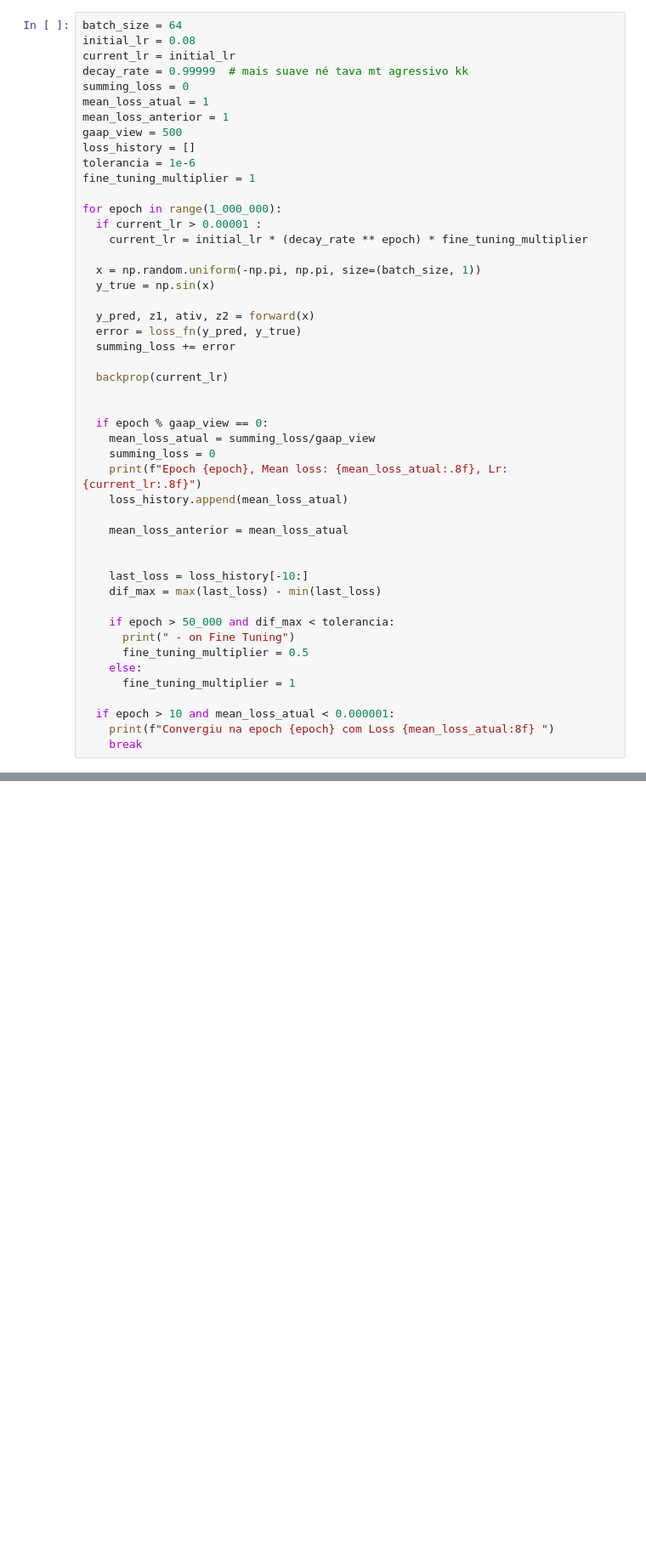
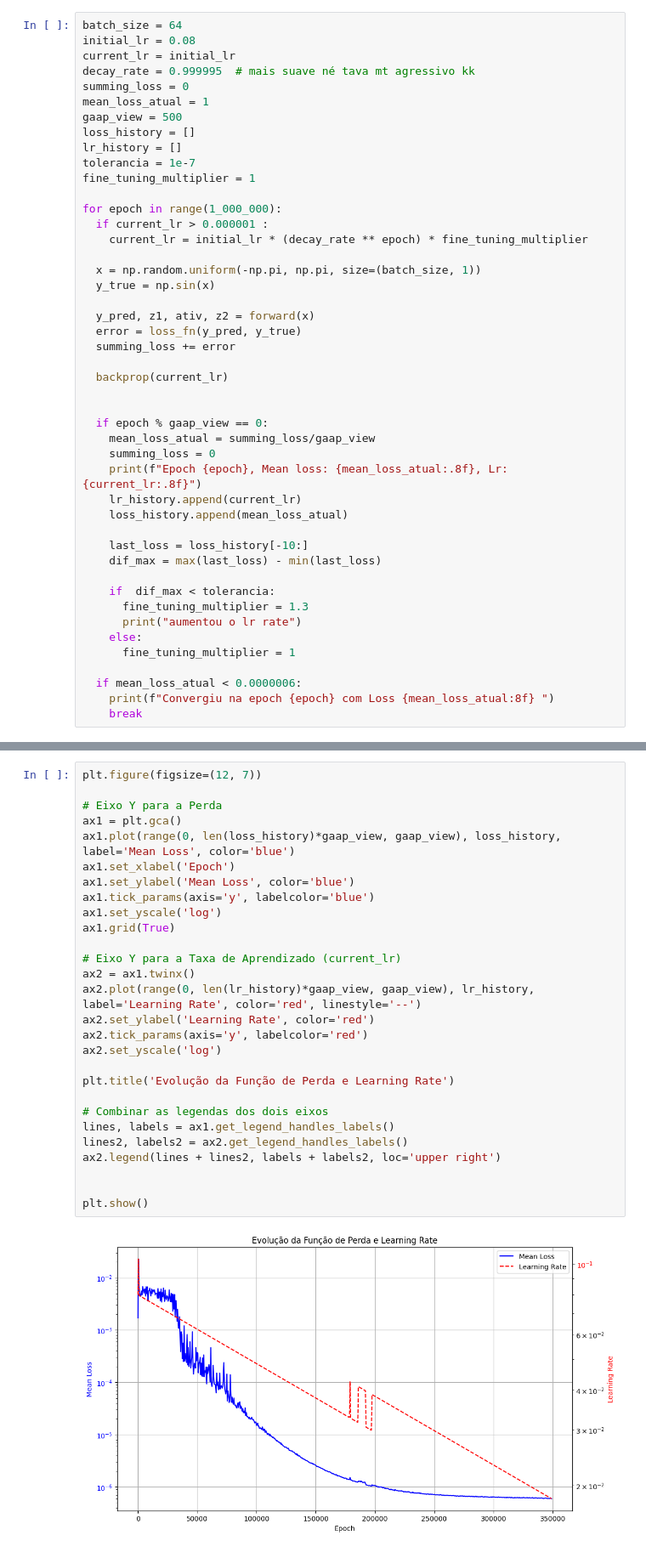
Before and after one commit to Danielbgoncalves/neural-sine-approximator, a Jupyter notebook: sin_network.ipynb, the cells around one changed output, grey strips where cells are left out. Shown at 85% size. Saved outputs shown, nothing was run; the diff lists cells and outputs as text; blank space fills up the shorter version.

```diff
--- a/sin_network.ipynb
+++ b/sin_network.ipynb
@@ -90,17 +90,17 @@ def backprop(current_lr):
 batch_size = 64
 initial_lr = 0.08
 current_lr = initial_lr
-decay_rate = 0.99999  # mais suave né tava mt agressivo kk
+decay_rate = 0.999995  # mais suave né tava mt agressivo kk
 summing_loss = 0
 mean_loss_atual = 1
-mean_loss_anterior = 1
 gaap_view = 500
 loss_history = []
-tolerancia = 1e-6
+lr_history = []
+tolerancia = 1e-7
 fine_tuning_multiplier = 1
 
 for epoch in range(1_000_000):
-  if current_lr > 0.00001 :
+  if current_lr > 0.000001 :
     current_lr = initial_lr * (decay_rate ** epoch) * fine_tuning_multiplier
 
   x = np.random.uniform(-np.pi, np.pi, size=(batch_size, 1))
@@ -117,21 +117,19 @@ for epoch in range(1_000_000):
     mean_loss_atual = summing_loss/gaap_view
     summing_loss = 0
     print(f"Epoch {epoch}, Mean loss: {mean_loss_atual:.8f}, Lr: {current_lr:.8f}")
+    lr_history.append(current_lr)
     loss_history.append(mean_loss_atual)
-
-    mean_loss_anterior = mean_loss_atual
-
 
     last_loss = loss_history[-10:]
     dif_max = max(last_loss) - min(last_loss)
 
-    if epoch > 50_000 and dif_max < tolerancia:
-      print(" - on Fine Tuning")
-      fine_tuning_multiplier = 0.5
+    if  dif_max < tolerancia:
+      fine_tuning_multiplier = 1.3
+      print("aumentou o lr rate")
     else:
       fine_tuning_multiplier = 1
 
-  if epoch > 10 and mean_loss_atual < 0.000001:
+  if mean_loss_atual < 0.0000006:
     print(f"Convergiu na epoch {epoch} com Loss {mean_loss_atual:8f} ")
     break
 # %% [output]
@@ -179,3 +162,33 @@ plt.show()
+# %%
+plt.figure(figsize=(12, 7))
+
+# Eixo Y para a Perda
+ax1 = plt.gca()
+ax1.plot(range(0, len(loss_history)*gaap_view, gaap_view), loss_history, label='Mean Loss', color='blue')
+ax1.set_xlabel('Epoch')
+ax1.set_ylabel('Mean Loss', color='blue')
+ax1.tick_params(axis='y', labelcolor='blue')
+ax1.set_yscale('log')
+ax1.grid(True)
+
+# Eixo Y para a Taxa de Aprendizado (current_lr)
+ax2 = ax1.twinx()
+ax2.plot(range(0, len(lr_history)*gaap_view, gaap_view), lr_history, label='Learning Rate', color='red', linestyle='--')
+ax2.set_ylabel('Learning Rate', color='red')
+ax2.tick_params(axis='y', labelcolor='red')
+ax2.set_yscale('log')
+
+plt.title('Evolução da Função de Perda e Learning Rate')
+
+# Combinar as legendas dos dois eixos
+lines, labels = ax1.get_legend_handles_labels()
+lines2, labels2 = ax2.get_legend_handles_labels()
+ax2.legend(lines + lines2, labels + labels2, loc='upper right')
+
+
+plt.show()
+# %% [output]
+[figure, added]
 # %%
 y_true = 0.5
 y_pred = np.linspace(-np.pi, np.pi, 500)
```
Also changed, not shown: parts of 5 cells of this notebook, 1 other file.
